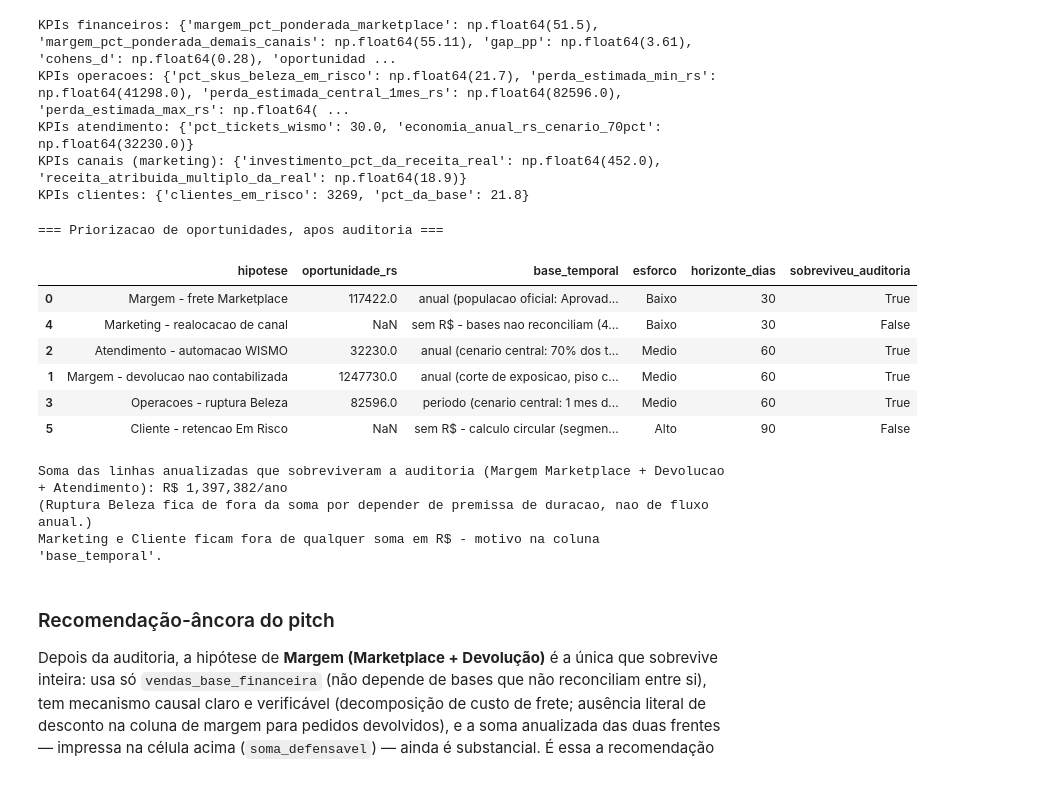
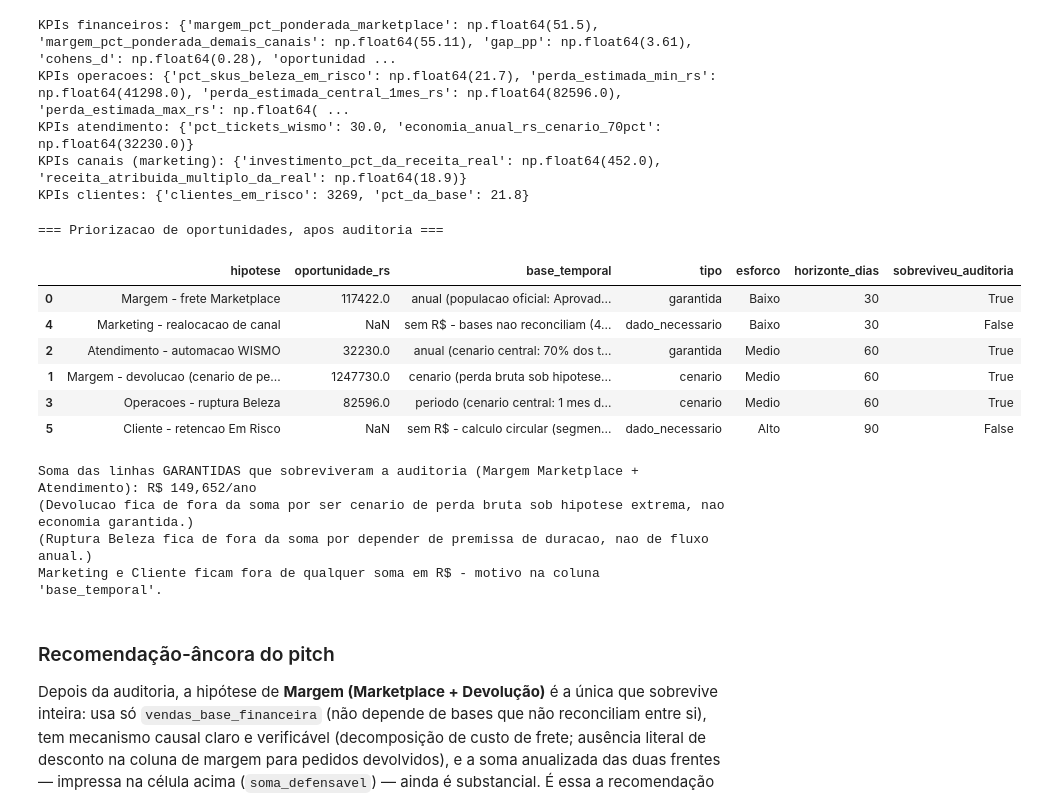
Before and after one commit to anapbatista/BootCamp-EloGroup, a Jupyter notebook: Case_Vertice_AED_Completa.ipynb, the cells around one changed output. Cells and saved outputs as stored; diff of their text form; code cells hidden in the pictures.

```diff
--- a/Case_Vertice_AED_Completa.ipynb
+++ b/Case_Vertice_AED_Completa.ipynb
@@ -1117,9 +1147,9 @@ def calc_kpis_financeiros(vendas_base_financeira, n_meses):
     cohend = (b.mean() - a.mean()) / pooled_std
 
     pct_devolvidos = (vendas_base_financeira['devolvido'] == True).mean()
-    margem_devolvidos_periodo = vendas_base_financeira.loc[
+    margem_contabil_devolvidos_periodo = vendas_base_financeira.loc[
         vendas_base_financeira['devolvido'] == True, 'margem_contribuicao'].sum()
-    margem_devolvidos_anual = margem_devolvidos_periodo / n_meses * 12
+    devolucao_cenario_perda_bruta_anual = margem_contabil_devolvidos_periodo / n_meses * 12
 
     return {
         'margem_pct_ponderada_marketplace': round(margem_pond_marketplace * 100, 2),
@@ -1127,8 +1157,9 @@ def calc_kpis_financeiros(vendas_base_financeira, n_meses):
         'gap_pp': round(gap_pp * 100, 2),
         'cohens_d': round(cohend, 2),
         'oportunidade_marketplace_anual_rs': round(oportunidade_anual, 0),
-        'pct_pedidos_devolvidos': round(pct_devolvidos * 100, 2),
-        'margem_devolucao_nao_contabilizada_anual_rs': round(margem_devolvidos_anual, 0),
+        'pct_pedidos_devolvidos_aprovados': round(pct_devolvidos * 100, 2),
+        'devolucao_observado_margem_contabil_periodo_rs': round(margem_contabil_devolvidos_periodo, 0),
+        'devolucao_cenario_perda_bruta_anual_rs': round(devolucao_cenario_perda_bruta_anual, 0),
     }
 
 
@@ -1213,38 +1244,47 @@ KPIs clientes: {'clientes_em_risco': 3269, 'pct_da_base': 21.8}
 # %%
 # 8.1 Tabela de priorizacao - le exclusivamente dos dicts kpis_* (nenhum literal digitado a mao)
 oportunidades = pd.DataFrame([
     {'hipotese': 'Margem - frete Marketplace', 'oportunidade_rs': kpis_financeiros['oportunidade_marketplace_anual_rs'],
-     'base_temporal': 'anual (populacao oficial: Aprovados, media ponderada)', 'esforco': 'Baixo', 'horizonte_dias': 30, 'sobreviveu_auditoria': True},
-    {'hipotese': 'Margem - devolucao nao contabilizada', 'oportunidade_rs': kpis_financeiros['margem_devolucao_nao_contabilizada_anual_rs'],
-     'base_temporal': 'anual (corte de exposicao, piso conservador)', 'esforco': 'Medio', 'horizonte_dias': 60, 'sobreviveu_auditoria': True},
+     'base_temporal': 'anual (populacao oficial: Aprovados, media ponderada)', 'tipo': 'garantida',
+     'esforco': 'Baixo', 'horizonte_dias': 30, 'sobreviveu_auditoria': True},
+    {'hipotese': 'Margem - devolucao (cenario de perda bruta)', 'oportunidade_rs': kpis_financeiros['devolucao_cenario_perda_bruta_anual_rs'],
+     'base_temporal': 'cenario (perda bruta sob hipotese extrema - nao e economia garantida)', 'tipo': 'cenario',
+     'esforco': 'Medio', 'horizonte_dias': 60, 'sobreviveu_auditoria': True},
     {'hipotese': 'Atendimento - automacao WISMO', 'oportunidade_rs': kpis_atendimento['economia_anual_rs_cenario_70pct'],
-     'base_temporal': 'anual (cenario central: 70% dos tickets automatizados)', 'esforco': 'Medio', 'horizonte_dias': 60, 'sobreviveu_auditoria': True},
+     'base_temporal': 'anual (cenario central: 70% dos tickets automatizados)', 'tipo': 'garantida',
+     'esforco': 'Medio', 'horizonte_dias': 60, 'sobreviveu_auditoria': True},
     {'hipotese': 'Operacoes - ruptura Beleza', 'oportunidade_rs': kpis_operacoes['perda_estimada_central_1mes_rs'],
-     'base_temporal': 'periodo (cenario central: 1 mes de ruptura assumido)', 'esforco': 'Medio', 'horizonte_dias': 60, 'sobreviveu_auditoria': True},
+     'base_temporal': 'periodo (cenario central: 1 mes de ruptura assumido)', 'tipo': 'cenario',
+     'esforco': 'Medio', 'horizonte_dias': 60, 'sobreviveu_auditoria': True},
     {'hipotese': 'Marketing - realocacao de canal', 'oportunidade_rs': None,
      'base_temporal': f"sem R$ - bases nao reconciliam ({kpis_canais['investimento_pct_da_receita_real']:.0f}% / {kpis_canais['receita_atribuida_multiplo_da_real']:.1f}x)",
-     'esforco': 'Baixo', 'horizonte_dias': 30, 'sobreviveu_auditoria': False},
+     'tipo': 'dado_necessario', 'esforco': 'Baixo', 'horizonte_dias': 30, 'sobreviveu_auditoria': False},
     {'hipotese': 'Cliente - retencao Em Risco', 'oportunidade_rs': None,
-     'base_temporal': 'sem R$ - calculo circular (segmento definido por LTV)', 'esforco': 'Alto', 'horizonte_dias': 90, 'sobreviveu_auditoria': False},
+     'base_temporal': 'sem R$ - calculo circular (segmento definido por LTV)', 'tipo': 'dado_necessario',
+     'esforco': 'Alto', 'horizonte_dias': 90, 'sobreviveu_auditoria': False},
 ])
 oportunidades = oportunidades.sort_values('horizonte_dias')
 print("=== Priorizacao de oportunidades, apos auditoria ===")
 display(oportunidades)
 
-soma_defensavel = oportunidades.loc[oportunidades['sobreviveu_auditoria'] & (oportunidades['base_temporal'].str.startswith('anual')), 'oportunidade_rs'].sum()
-print(f"\nSoma das linhas anualizadas que sobreviveram a auditoria (Margem Marketplace + Devolucao + Atendimento): R$ {soma_defensavel:,.0f}/ano")
+# Soma defensavel: SO' linhas 'garantida' (economia/oportunidade de fato, sem premissa extra de perda).
+# Devolucao e Ruptura sao 'cenario' - premissa explicita, nunca somadas a uma economia garantida.
+soma_defensavel = oportunidades.loc[oportunidades['sobreviveu_auditoria'] & (oportunidades['tipo'] == 'garantida'), 'oportunidade_rs'].sum()
+print(f"\nSoma das linhas GARANTIDAS que sobreviveram a auditoria (Margem Marketplace + Atendimento): R$ {soma_defensavel:,.0f}/ano")
+print("(Devolucao fica de fora da soma por ser cenario de perda bruta sob hipotese extrema, nao economia garantida.)")
 print("(Ruptura Beleza fica de fora da soma por depender de premissa de duracao, nao de fluxo anual.)")
 print("Marketing e Cliente ficam fora de qualquer soma em R$ - motivo na coluna 'base_temporal'.")
 # %% [output]
 === Priorizacao de oportunidades, apos auditoria ===
-|  | hipotese | oportunidade_rs | base_temporal | esforco | horizonte_dias | sobreviveu_auditoria |
-| 0 | Margem - frete Marketplace | 117422.0 | anual (populacao oficial: Aprovad... | Baixo | 30 | True |
-| 4 | Marketing - realocacao de canal | NaN | sem R$ - bases nao reconciliam (4... | Baixo | 30 | False |
-| 2 | Atendimento - automacao WISMO | 32230.0 | anual (cenario central: 70% dos t... | Medio | 60 | True |
-| 1 | Margem - devolucao nao contabilizada | 1247730.0 | anual (corte de exposicao, piso c... | Medio | 60 | True |
-| 3 | Operacoes - ruptura Beleza | 82596.0 | periodo (cenario central: 1 mes d... | Medio | 60 | True |
-| 5 | Cliente - retencao Em Risco | NaN | sem R$ - calculo circular (segmen... | Alto | 90 | False |
+|  | hipotese | oportunidade_rs | base_temporal | tipo | esforco | horizonte_dias | sobreviveu_auditoria |
+| 0 | Margem - frete Marketplace | 117422.0 | anual (populacao oficial: Aprovad... | garantida | Baixo | 30 | True |
+| 4 | Marketing - realocacao de canal | NaN | sem R$ - bases nao reconciliam (4... | dado_necessario | Baixo | 30 | False |
+| 2 | Atendimento - automacao WISMO | 32230.0 | anual (cenario central: 70% dos t... | garantida | Medio | 60 | True |
+| 1 | Margem - devolucao (cenario de pe... | 1247730.0 | cenario (perda bruta sob hipotese... | cenario | Medio | 60 | True |
+| 3 | Operacoes - ruptura Beleza | 82596.0 | periodo (cenario central: 1 mes d... | cenario | Medio | 60 | True |
+| 5 | Cliente - retencao Em Risco | NaN | sem R$ - calculo circular (segmen... | dado_necessario | Alto | 90 | False |
-Soma das linhas anualizadas que sobreviveram a auditoria (Margem Marketplace + Devolucao + Atendimento): R$ 1,397,382/ano
+Soma das linhas GARANTIDAS que sobreviveram a auditoria (Margem Marketplace + Atendimento): R$ 149,652/ano
+(Devolucao fica de fora da soma por ser cenario de perda bruta sob hipotese extrema, nao economia garantida.)
 (Ruptura Beleza fica de fora da soma por depender de premissa de duracao, nao de fluxo anual.)
 Marketing e Cliente ficam fora de qualquer soma em R$ - motivo na coluna 'base_temporal'.
 # %% [markdown]
```
Also changed, not shown: parts of 4 cells of this notebook.
